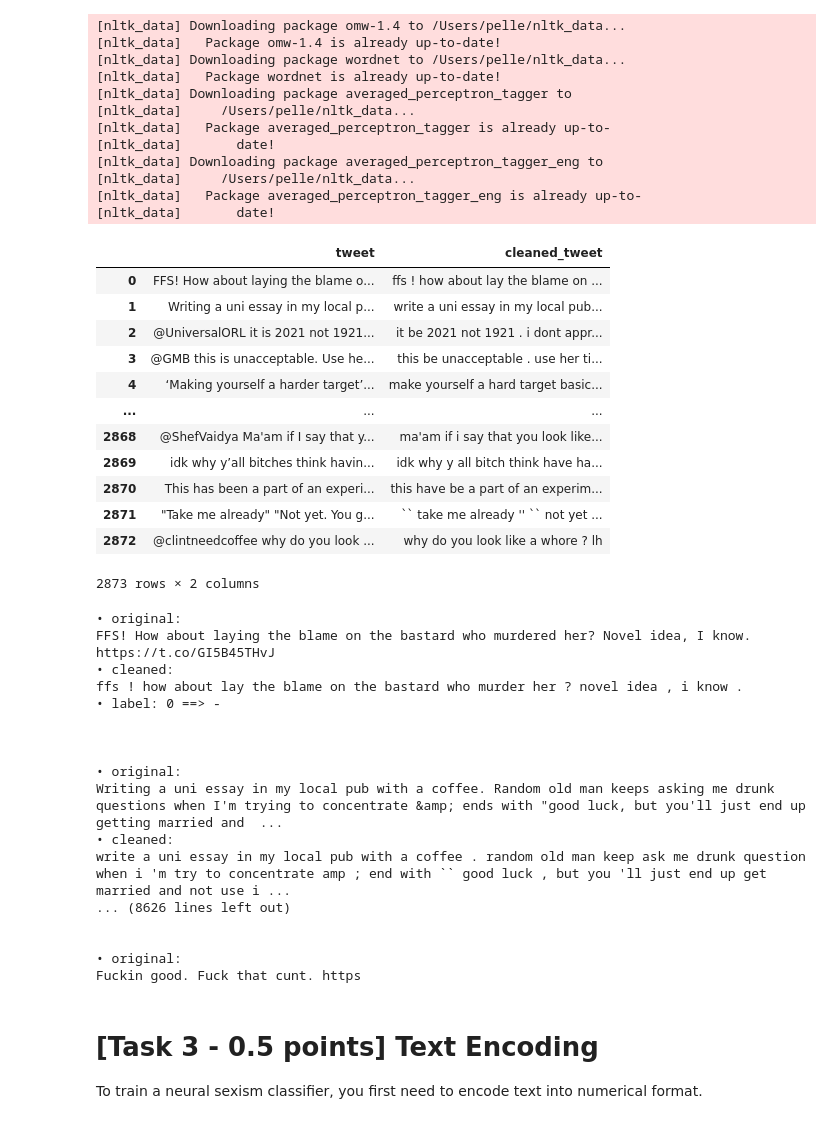
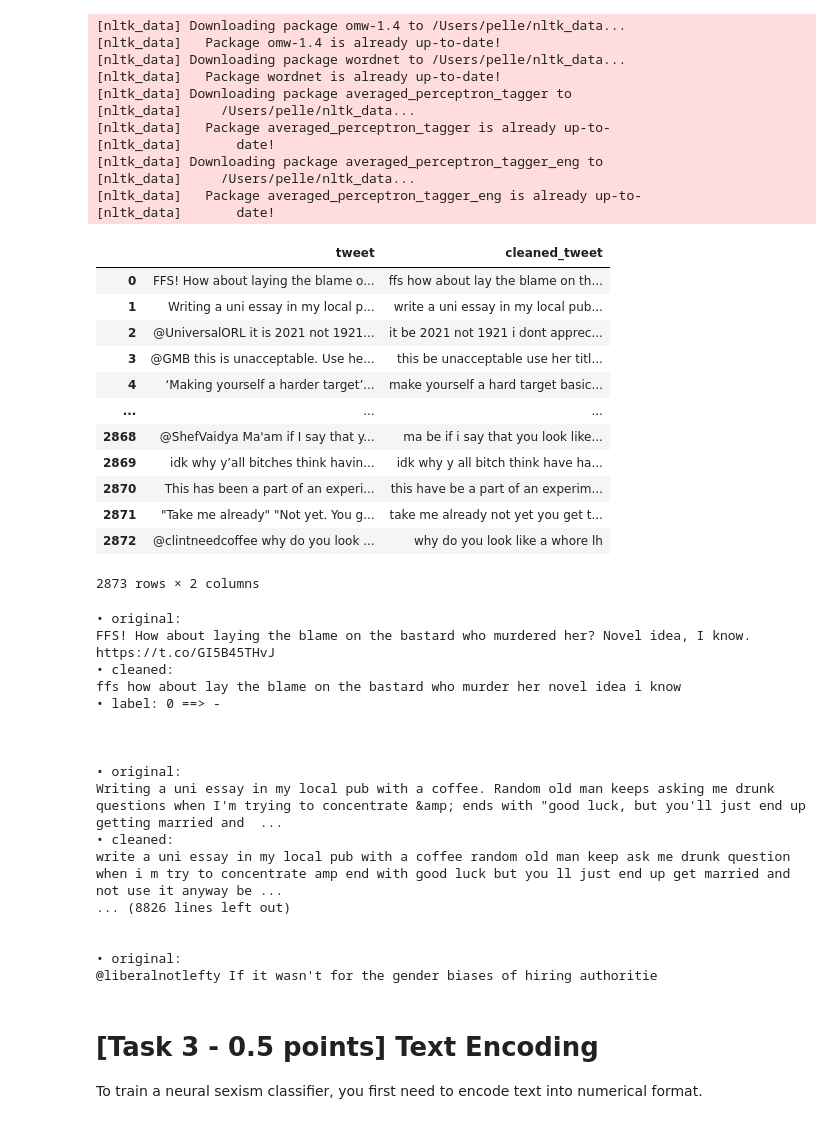
Before and after one commit to 26leonardo/NLP_project, a Jupyter notebook: A1/Assignment1-2526.ipynb, the cells around one changed output. Saved outputs shown, nothing was run; the diff lists cells and outputs as text; code cells hidden in the pictures.

```diff
--- a/A1/Assignment1-2526.ipynb
+++ b/A1/Assignment1-2526.ipynb
@@ -233,50 +239,46 @@ patterns = [
 
     # 3) Mentions
     re.compile(r'@\w+'),
 
     # 4) URLs
     re.compile(r'https?://[^\s]+'),
 
     # 6) Specific quotes characters, i assume not the regular ones (e.g. " ' )
     # NOTE: we do this here explicitely in order not to implicitly remove them with the special characters pattern
     re.compile(r'[“”‘’«»`´]'),
 
     # 5) Special characters and symbols
-    # NOTE: we asked the tutors and they said they meant all non-alphanumeric characters
-    # re.compile(r'[^A-Za-z0-9\s]'), # LITERAL IMPLEMENTATION
-    # NOTE: what about punctuation and quotes? invisible characters are still covedered?
-    # re.compile(r'[^a-zA-Z0-9\s\'"]'),
-    # re.compile(r'[^a-zA-Z0-9\s\'"\.,;:\?!-]'),
-    re.compile(r'[^a-zA-Z0-9\s\'"\.,;:\?!\-\(\)\[\]\{\}]'), # MOST REASONABLE
+    # NOTE: we asked the tutors as it was ambiguous and they said they meant all non-alphanumeric characters, considering also quotes, parentheses, punctuation, etc.
+    re.compile(r'[^a-zA-Z0-9\s]'),
 
 ]
 
 for i, df in enumerate(dfs):
     df['cleaned_tweet'] = df["tweet"].apply(lambda text: clean_text(text, patterns))
 
     # TODO: only for train set, maybe apply more complex cleaning:
     # 1) remove noisy chars due to simple removal
     # 2) compression of repeated punctuation
     # 3) MAYBE: html tags, mnore complex and noisy patterns (es. 10%-)
     if i==0:
         pass
 
     dfs[i] = df
 
 display(train_df[["tweet", "cleaned_tweet"]])
 # %% [output]
 |  | tweet | cleaned_tweet |
-| 0 | FFS! How about laying the blame o... | ffs ! how about lay the blame on ... |
+| 0 | FFS! How about laying the blame o... | ffs how about lay the blame on th... |
 | 1 | Writing a uni essay in my local p... | write a uni essay in my local pub... |
-| 2 | @UniversalORL it is 2021 not 1921... | it be 2021 not 1921 . i dont appr... |
-| 3 | @GMB this is unacceptable. Use he... | this be unacceptable . use her ti... |
+| 2 | @UniversalORL it is 2021 not 1921... | it be 2021 not 1921 i dont apprec... |
+| 3 | @GMB this is unacceptable. Use he... | this be unacceptable use her titl... |
 | 4 | ‘Making yourself a harder target’... | make yourself a hard target basic... |
 | ... | ... | ... |
-| 2868 | @ShefVaidya Ma'am if I say that y... | ma'am if i say that you look like... |
+| 2868 | @ShefVaidya Ma'am if I say that y... | ma be if i say that you look like... |
 | 2869 | idk why y’all bitches think havin... | idk why y all bitch think have ha... |
 | 2870 | This has been a part of an experi... | this have be a part of an experim... |
-| 2871 | "Take me already" "Not yet. You g... | `` take me already '' `` not yet ... |
-| 2872 | @clintneedcoffee why do you look ... | why do you look like a whore ? lh |
+| 2871 | "Take me already" "Not yet. You g... | take me already not yet you get t... |
+| 2872 | @clintneedcoffee why do you look ... | why do you look like a whore lh |
 2873 rows × 2 columns
 # %%
 # DEBUG: print cleaned tweets
@@ -291,7 +293,7 @@ for i, df in enumerate(dfs):
 • original:
 FFS! How about laying the blame on the bastard who murdered her? Novel idea, I know. https://t.co/GI5B45THvJ
 • cleaned:
-ffs ! how about lay the blame on the bastard who murder her ? novel idea , i know .
+ffs how about lay the blame on the bastard who murder her novel idea i know
 • label: 0 ==> -
 
 
@@ -299,12 +301,12 @@ ffs ! how about lay the blame on the bastard who murder her ? novel idea , i kno
 • original:
 Writing a uni essay in my local pub with a coffee. Random old man keeps asking me drunk questions when I'm trying to concentrate &amp; ends with "good luck, but you'll just end up getting married and  ...
 • cleaned:
-write a uni essay in my local pub with a coffee . random old man keep ask me drunk question when i 'm try to concentrate amp ; end with `` good luck , but you 'll just end up get married and not use i ...
-... (8626 lines left out)
+write a uni essay in my local pub with a coffee random old man keep ask me drunk question when i m try to concentrate amp end with good luck but you ll just end up get married and not use it anyway be ...
+... (8826 lines left out)
 
 
 • original:
-Fuckin good. Fuck that cunt. https
+@liberalnotlefty If it wasn't for the gender biases of hiring authoritie
 # %% [markdown]
 # [Task 3 - 0.5 points] Text Encoding
 To train a neural sexism classifier, you first need to encode text into numerical format.
```
Also changed, not shown: parts of 1 cell of this notebook, 1 other file.
